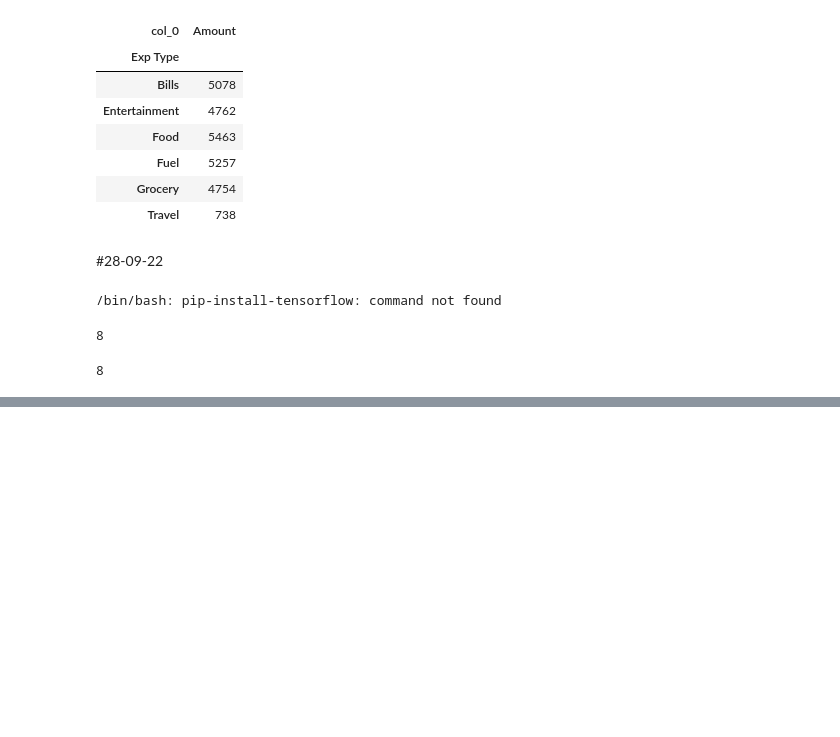
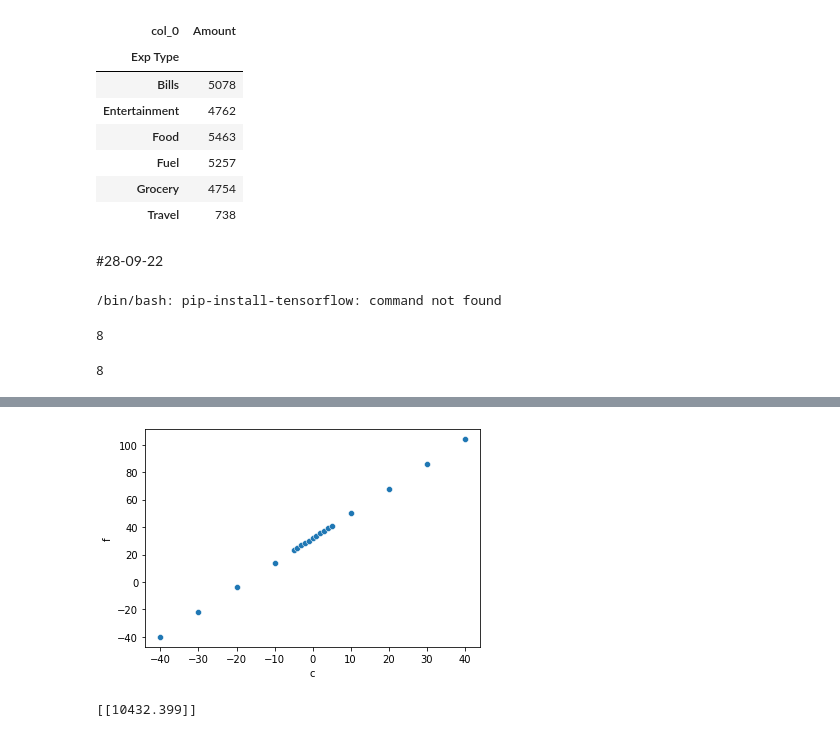
Before and after one commit to Fernando1809/Programacion-Computacional-III, a Jupyter notebook: Te_damos_la_bienvenida_a_Colaboratory.ipynb, the cells around one changed output, grey strips where cells are left out. Cells and saved outputs as stored; diff of their text form; code cells hidden in the pictures; blank space fills up the shorter version.

```diff
--- a/Te_damos_la_bienvenida_a_Colaboratory.ipynb
+++ b/Te_damos_la_bienvenida_a_Colaboratory.ipynb
@@ -1045,0 +1055,3 @@ print(z)
+# %%
+temperaturas = pd.read_csv('/content/Temperaturas.csv', sep=";")
+print(temperaturas)
@@ -1045,0 +1079,10 @@ print(z)
+# %%
+#datos de entrenamiento
+c = temperaturas ["c"]
+f = temperaturas["f"]
+# %%
+#graficar los datos de entrenamiento
+sb.scatterplot(c,f)
+plt.show()
+# %% [output]
+[figure, added]
@@ -1045,0 +1099,6 @@ print(z)
+# %%
+#probar nuestra IA
+resp = modelo.predict([5778])
+print(resp)
+# %% [output]
+[[10432.399]]
```
Also changed, not shown: parts of 8 cells of this notebook.
